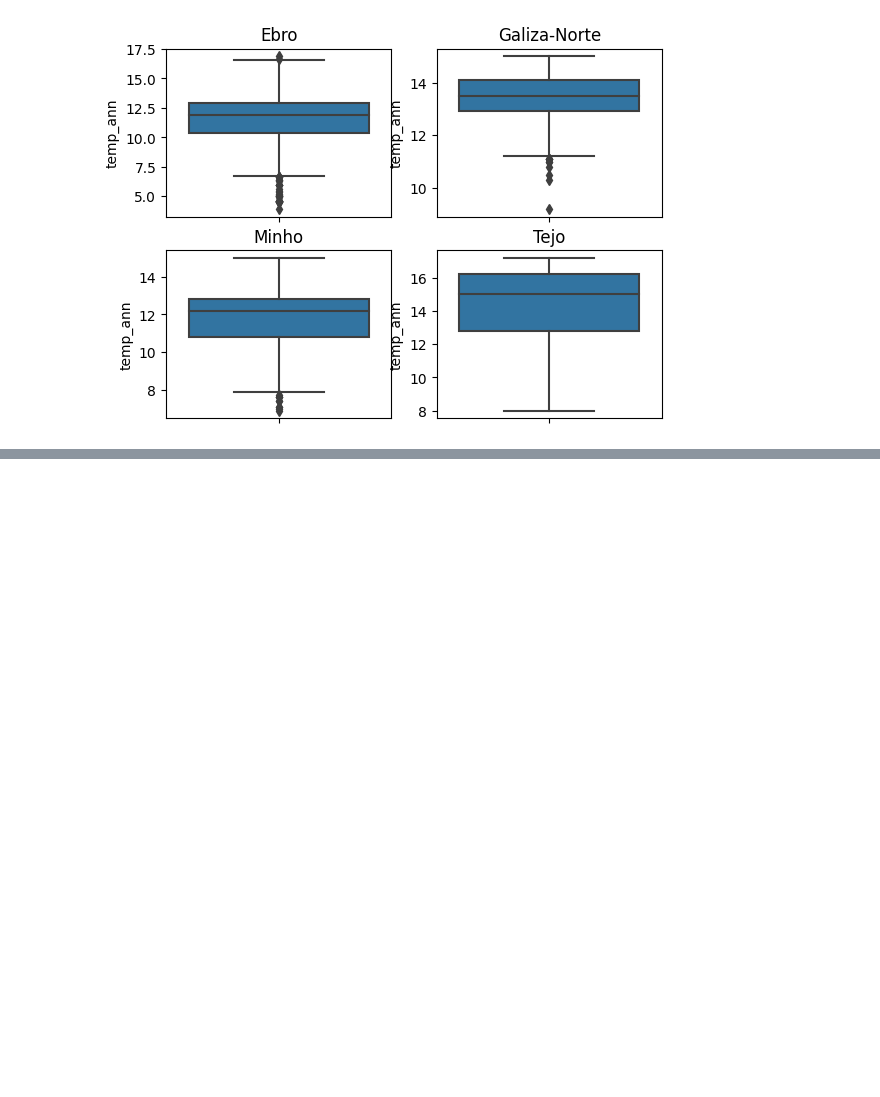
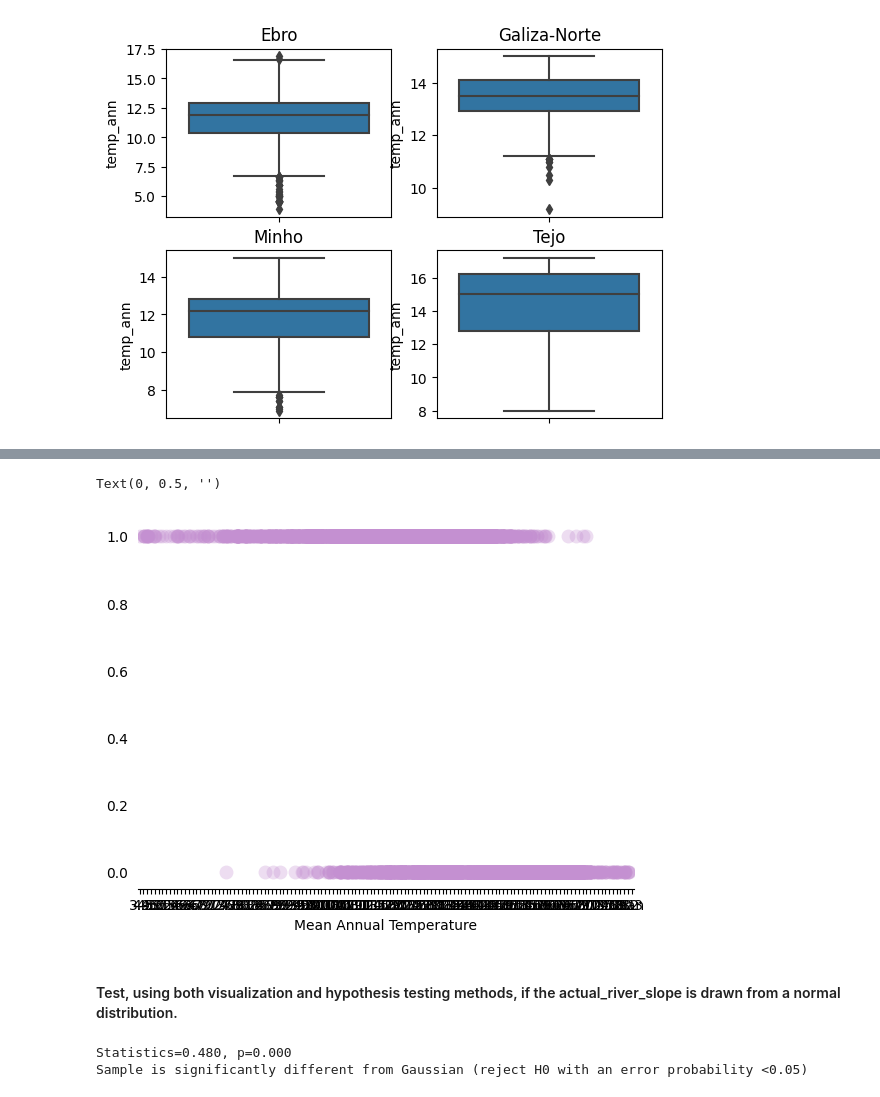
Before and after one commit to jfilipa1/greends-avcd, a Jupyter notebook: people/inesbs/exercise03.ipynb, the cells around one changed output, grey strips where cells are left out. Saved outputs shown, nothing was run; the diff lists cells and outputs as text; code cells hidden in the pictures; blank space fills up the shorter version.

```diff
--- a/people/inesbs/exercise03.ipynb
+++ b/people/inesbs/exercise03.ipynb
@@ -112,0 +189,39 @@ plt.show()
+# %%
+sns.stripplot(
+    data= df,
+    x='temp_ann',
+    y='Salmo trutta fario',
+    jitter=0.2, # the ammount of jitter (i.e. random point dispersion along the x-axis).
+    linewidth=0, # no line around the poits
+    color='#c490d1', # HEX color picked from here: https://coolors.co/palettes/trending - don't forget to start by "#"
+    alpha=.3,
+    s=10 # point size
+    )
+plt.tick_params(left=False) # removes bottom tickmarks
+sns.despine(left=True)
+plt.xlabel('Mean Annual Temperature')
+plt.ylabel('')
+# %% [output]
+Text(0, 0.5, '')
+[figure, added]
+# %% [markdown]
+#### Test, using both visualization and hypothesis testing methods, if the actual_river_slope is drawn from a normal distribution.
+# %%
+# import function
+from scipy.stats import shapiro
+
+
+# normality test
+df_v1 = df.dropna()
+stat, p = shapiro(df_v1['Actual_river_slope'])
+print('Statistics=%.3f, p=%.3f' % (stat, p)) # print outputs
+# interpret. H0: 'the sample was drawn from a Gaussian distribution'.
+
+alpha = 0.05
+if p > alpha:
+ print('Sample is not significantly different from Gaussian (fail to reject H0. Rejecting H0 has an error probability >0.05)')
+else:
+ print('Sample is significantly different from Gaussian (reject H0 with an error probability <0.05)')
+# %% [output]
+Statistics=0.480, p=0.000
+Sample is significantly different from Gaussian (reject H0 with an error probability <0.05)
```
Also changed, not shown: parts of 7 cells of this notebook.
